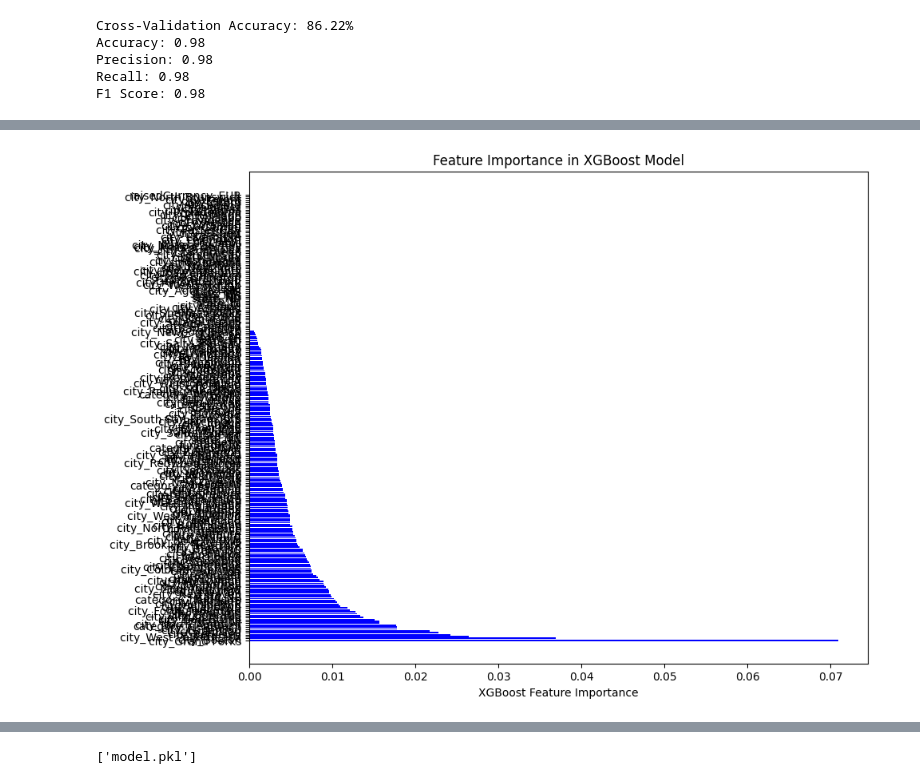
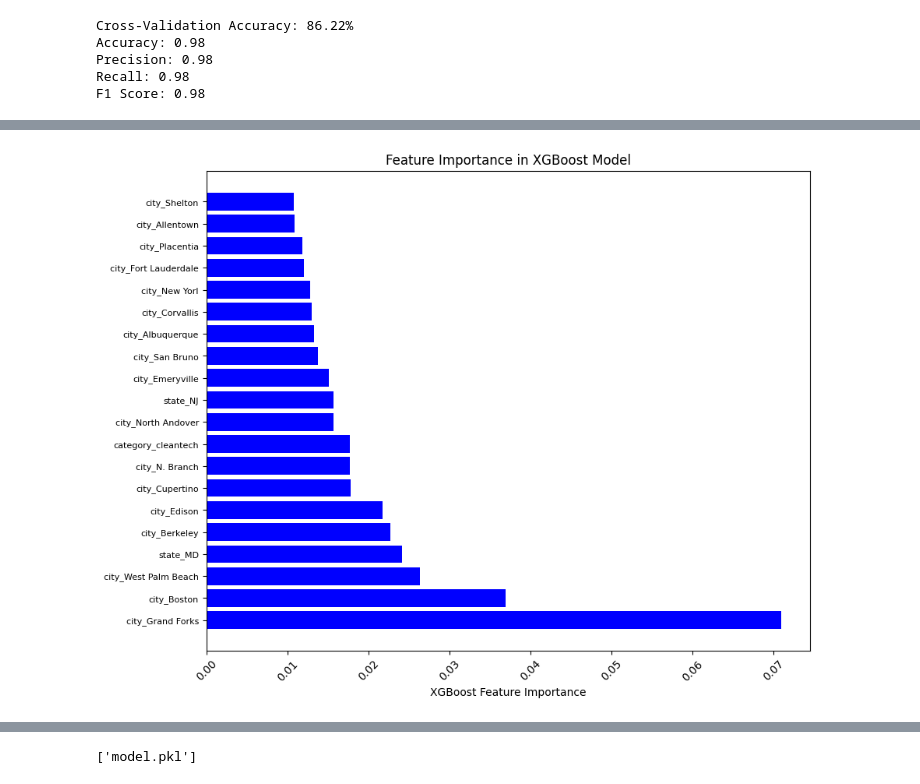
Before and after one commit to stefisha/StefanVelickovic_Omega_DS_InvestmentRounds, a Jupyter notebook: Investment_rounds.ipynb, the cells around one changed output, grey strips where cells are left out. Saved outputs shown, nothing was run; the diff lists cells and outputs as text; code cells hidden in the pictures.

```diff
--- a/Investment_rounds.ipynb
+++ b/Investment_rounds.ipynb
@@ -342,19 +526,30 @@ plt.show()
 # %%
 import matplotlib.pyplot as plt
 import numpy as np
 
-# Step 9: Feature Importance Analysis
 # Get the feature importances from the trained XGBoost model
 xgb_importances = best_model.feature_importances_
 
 # Sort the feature importances in descending order
 sorted_idx = np.argsort(xgb_importances)[::-1]
 
+# Limit to top N features for better visibility
+N = 20  # Adjust this number based on how many features you want to display
+sorted_idx = sorted_idx[:N]
+
 # Plot the feature importances
-plt.figure(figsize=(10, 8))
+plt.figure(figsize=(10, 8))  # Further increase size if necessary
 plt.barh(df.columns[sorted_idx], xgb_importances[sorted_idx], color='blue')
 plt.xlabel("XGBoost Feature Importance")
 plt.title("Feature Importance in XGBoost Model")
+
+# Rotate the labels to avoid overlap
+plt.xticks(rotation=45)
+
+# Optionally reduce font size if necessary
+plt.tick_params(axis='y', which='major', labelsize=8)
+
+# Show the plot
 plt.show()
 # %% [output]
-[figure, old version]
+[figure, new version]
```
Also changed, not shown: parts of 11 cells of this notebook.
